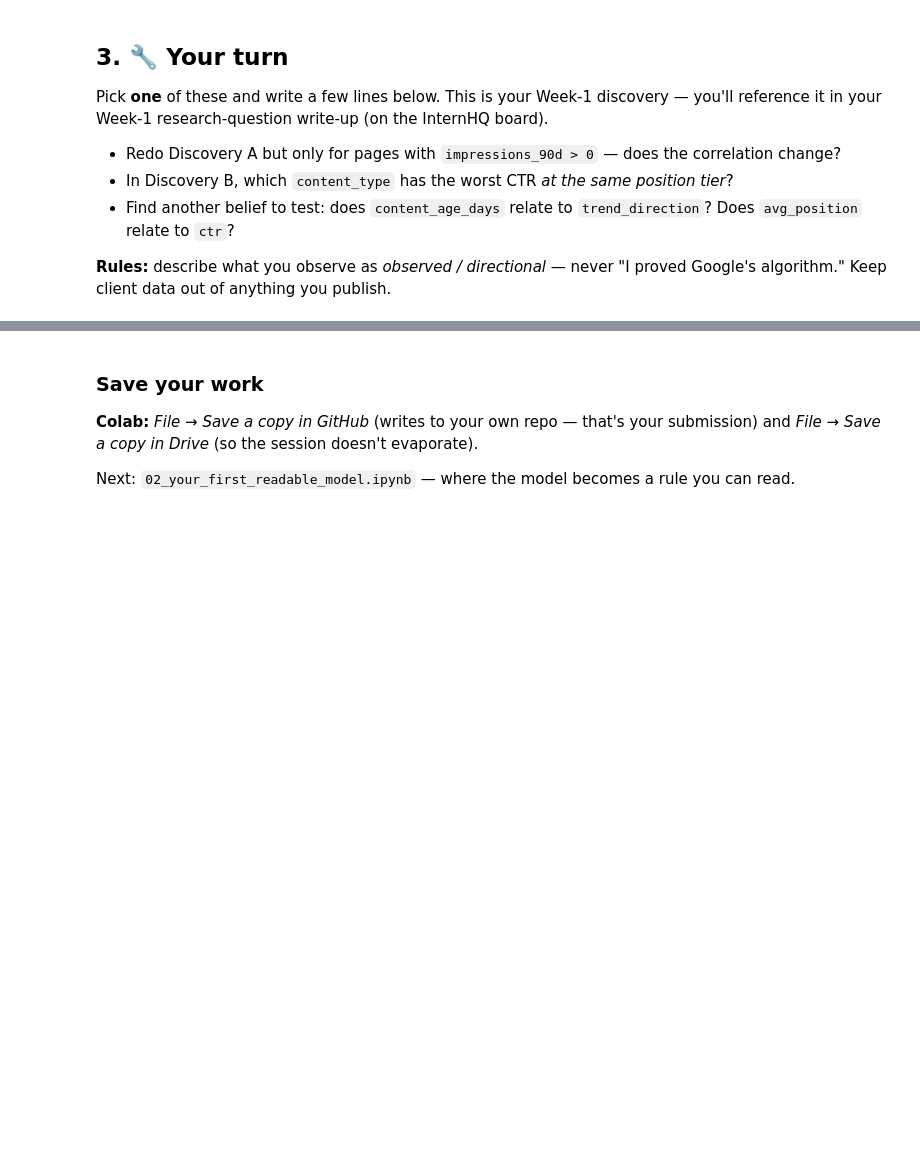
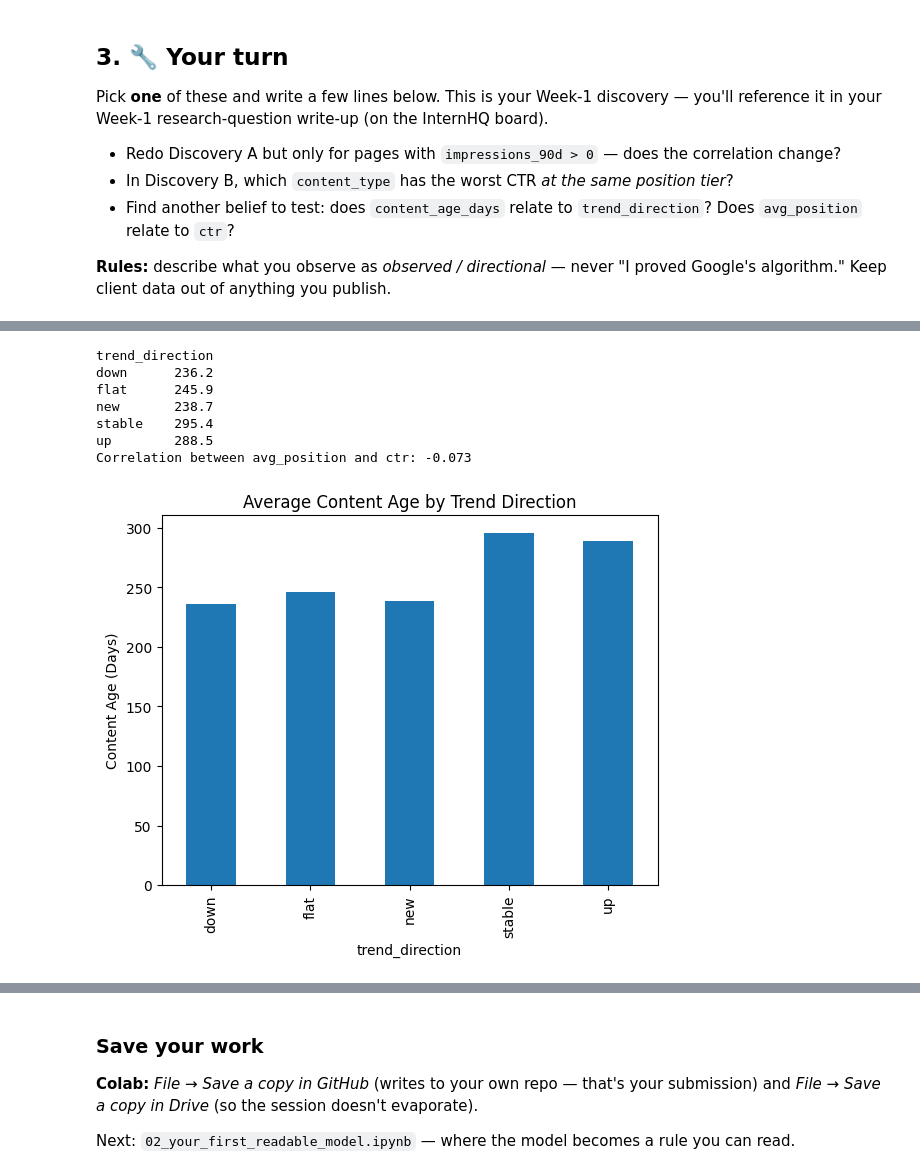
Before and after one commit to Ali-Haider987/alihaider-flyrank-ml, a Jupyter notebook: notebooks/01_first_look_and_discovery.ipynb, the cells around one changed output, grey strips where cells are left out. Cells and saved outputs as stored; diff of their text form; code cells hidden in the pictures; blank space fills up the shorter version.

```diff
--- a/notebooks/01_first_look_and_discovery.ipynb
+++ b/notebooks/01_first_look_and_discovery.ipynb
@@ -106,0 +200,21 @@ Pick **one** of these and write a few lines below. This is your Week-1 discovery
+# %%
+age_by_trend = df.groupby("trend_direction")["content_age_days"].mean()
+
+print(age_by_trend.round(1).to_string())
+
+age_by_trend.plot(
+    kind="bar",
+    title="Average Content Age by Trend Direction",
+    ylabel="Content Age (Days)"
+);
+corr = df["avg_position"].corr(df["ctr"])
+print(f"Correlation between avg_position and ctr: {corr:.3f}")
+# %% [output]
+trend_direction
+down      236.2
+flat      245.9
+new       238.7
+stable    295.4
+up        288.5
+Correlation between avg_position and ctr: -0.073
+[figure, added]
```
Also changed, not shown: parts of 12 cells of this notebook.
